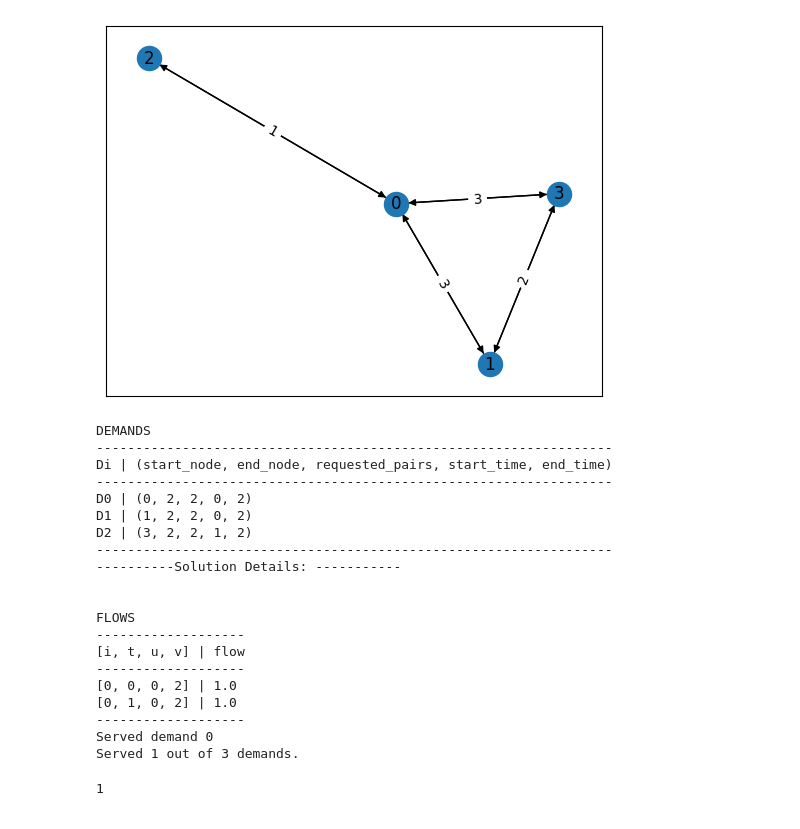
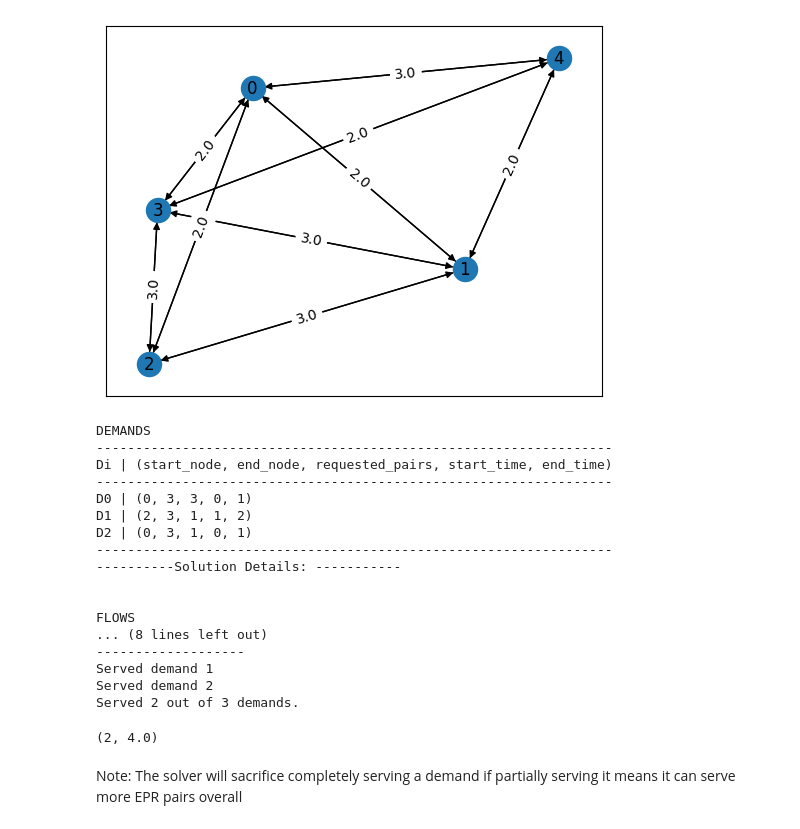
Before and after one commit to pranavknayak/qn-lp-implementation, a Jupyter notebook: allocator.ipynb, the cells around one changed output. Saved outputs shown, nothing was run; the diff lists cells and outputs as text; code cells hidden in the pictures.

```diff
--- a/allocator.ipynb
+++ b/allocator.ipynb
@@ -12,7 +10,9 @@ random.seed(42)
 # %%
 def generate_weight_matrix(nb_nodes, p, min_weight, max_weight, debug):
-    er_graph = np.random.choice([0, 1], size=(nb_nodes, nb_nodes), p=[1 - p, p])
-    np.fill_diagonal(er_graph, 0)
+    # er_graph = np.random.choice([0, 1], size=(nb_nodes, nb_nodes), p=[1 - p, p])
+    # np.fill_diagonal(er_graph, 0)
+    G = nx.erdos_renyi_graph(nb_nodes, p)
+    er_graph = nx.to_numpy_array(G)
     weights = np.random.randint(min_weight, max_weight, size=(nb_nodes, nb_nodes))
     W_adj = er_graph * weights
     W_adj = (W_adj + W_adj.T) // 2
@@ -111,7 +112,7 @@ def define_constraints(
     # Constraint 1
     source_outflow = []
     for i in range(nb_demands):
-        sum_allocated = 0
+        sum_allocated = model.linear_expr()
         for t in range(demand_list[i][3], demand_list[i][4], 1):
             for v in range(nb_nodes):
                 if W_adj[demand_list[i][0]][v] != 0:
@@ -131,7 +132,7 @@ def define_constraints(
 
     # Constraint 2
     for i in range(nb_demands):
-        sum_allocated = 0
+        sum_allocated = model.linear_expr()
         for t in range(demand_list[i][3], demand_list[i][4], 1):
             for u in range(nb_nodes):
                 if W_adj[u][demand_list[i][1]] != 0:
@@ -153,8 +154,8 @@ def define_constraints(
         for t in range(nb_timesteps):
             for v in range(nb_nodes):
                 if v not in (demand_list[i][0], demand_list[i][1]):
-                    inflow_v = 0
-                    outflow_v = 0
+                    inflow_v = model.linear_expr()
+                    outflow_v = model.linear_expr()
                     for u in range(nb_nodes):
                         if W_adj[u][v] != 0:
                             inflow_v += variables[(i, t, u, v)]
@@ -177,7 +178,7 @@ def define_constraints(
         for u in range(nb_nodes):
             for v in range(nb_nodes):
                 if W_adj[u][v] != 0:
-                    sum_allocated = 0
+                    sum_allocated = model.linear_expr()
                     for i in range(nb_demands):
                         sum_allocated += variables[(i, t, u, v)]
                     model.add_constraint(
@@ -192,7 +193,7 @@ def define_constraints(
 
     # Constraint 5
     for i in range(nb_demands):
-        sum_allocated = 0
+        sum_allocated = model.linear_expr()
         dont_allocate_time = [
             t
             for t in range(0, nb_timesteps)
@@ -216,7 +217,7 @@ def define_constraints(
     # Constraint 6
     for i in range(nb_demands):
         for t in range(demand_list[i][3], demand_list[i][4], 1):
-            sum_allocated = 0
+            sum_allocated = model.linear_expr()
             for u in range(nb_nodes):
                 for v in range(nb_nodes):
                     if W_adj[u][v] != 0:  # edge from  u -> v
@@ -250,6 +251,7 @@ def generate_flow_matrix(vars, nb_demands, nb_timesteps, nb_nodes, debug):
 def compute_served(F, demand_list):
     nb_demands = len(demand_list)
     served_count = 0
+    total_eprs = 0
     for i in range(nb_demands):
         eprs_served = 0
         for t in range(F.shape[1]):
@@ -258,9 +260,10 @@ def compute_served(F, demand_list):
         if eprs_served == demand_list[i][2]:
             served_count += 1
             print(f"Served demand {i}")
+        total_eprs += eprs_served
 
     print(f"Served {served_count} out of {nb_demands} demands.")
-    return served_count
+    return served_count, total_eprs
 # %%
 def lp_solve(
     nb_nodes,
@@ -353,35 +356,34 @@ def lp_solve(
     return served_count
 # %%
 lp_solve(
-    nb_nodes=4,
-    edge_probability=0.3,
-    min_weight=3,
-    max_weight=8,
+    nb_nodes=5,
+    edge_probability=0.5,
+    min_weight=1,
+    max_weight=5,
     nb_demands=3,
     nb_timesteps=3,
-    max_eprs=3,
+    max_eprs=5,
     debug=False,
 )
 # %% [output]
-[figure, old version]
+[figure, new version]
 DEMANDS
 ------------------------------------------------------------------
 Di | (start_node, end_node, requested_pairs, start_time, end_time)
 ------------------------------------------------------------------
-D0 | (0, 2, 2, 0, 2)
-D1 | (1, 2, 2, 0, 2)
-D2 | (3, 2, 2, 1, 2)
+D0 | (0, 3, 3, 0, 1)
+D1 | (2, 3, 1, 1, 2)
+D2 | (0, 3, 1, 0, 1)
 ------------------------------------------------------------------
 ----------Solution Details: -----------
 
 
 FLOWS
+... (8 lines left out)
 -------------------
-[i, t, u, v] | flow
--------------------
-[0, 0, 0, 2] | 1.0
-[0, 1, 0, 2] | 1.0
--------------------
-Served demand 0
-Served 1 out of 3 demands.
+Served demand 1
+Served demand 2
+Served 2 out of 3 demands.
-1
+(2, 4.0)
+# %% [markdown]
+Note: The solver will sacrifice completely serving a demand if partially serving it means it can serve more EPR pairs overall
```
Also changed, not shown: parts of 2 cells of this notebook.
